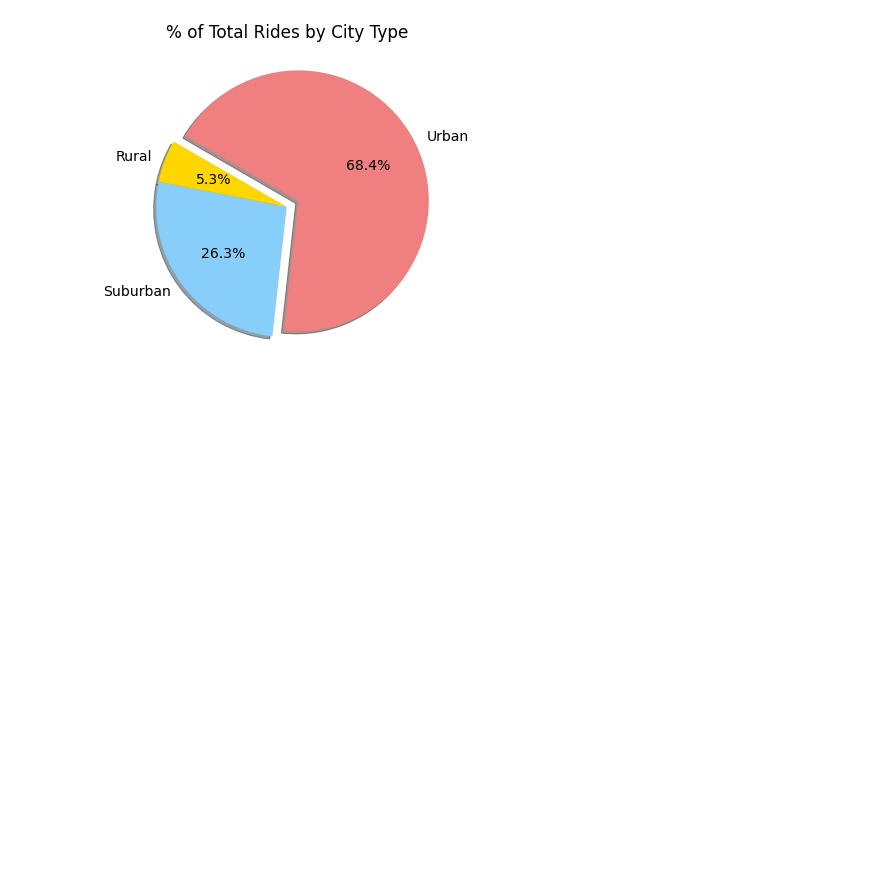
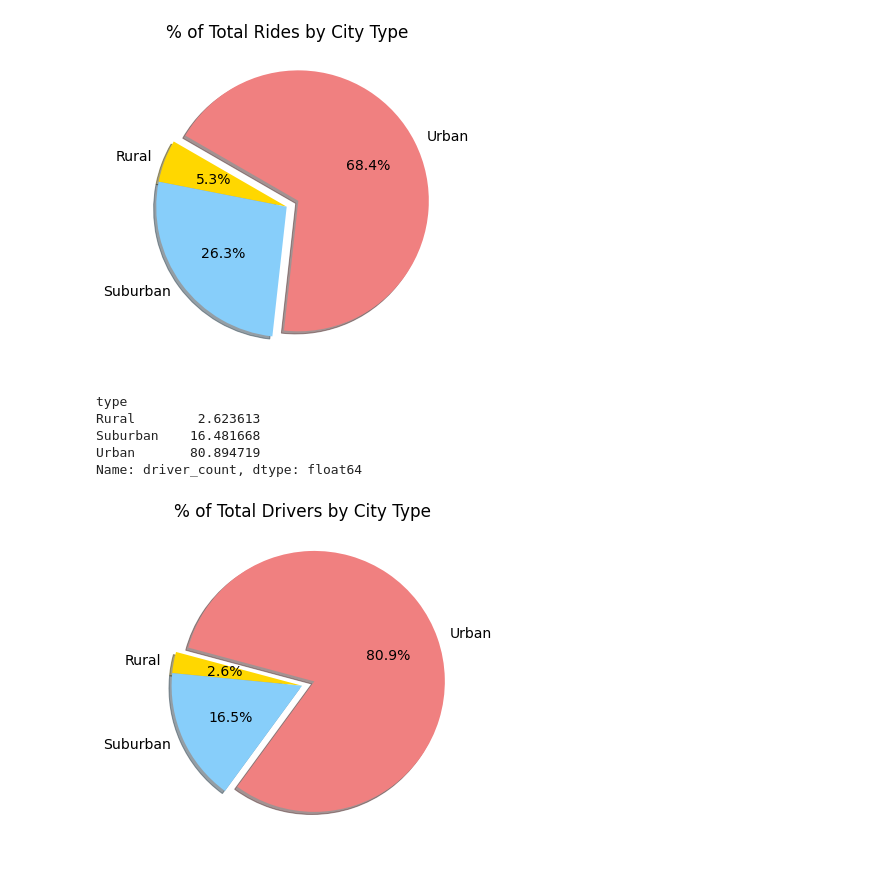
Before and after one commit to jacoblgarrison/PyBer_Analysis, a Jupyter notebook: PyBer.ipynb, the cells around one changed output. Drawn from its saved outputs; the diff is of its cells as text; code cells hidden in the pictures; blank space fills up the shorter version.

Commit message:
Added 5.7.3 Code
Pushed 5.7.3 code for piechart data

```diff
--- a/PyBer.ipynb
+++ b/PyBer.ipynb
@@ -1061,3 +1061,61 @@ plt.savefig("analysis/Fig6.png")
 plt.show()
 # %% [output]
 [figure]
+# %%
+# 5.7.1
+# The final pie chart will be the percentage of the total drivers for each city type,
+# where each pie wedge will be the percentage of total drivers. The final pie chart should look similar to this:
+# To create this pie chart, we need to do the following:
+
+# Get the total number of drivers for each city type.
+# Get the total drivers for all the city types.
+# Calculate the percentage of the total drivers for each city type.
+# We will calculate the driver_percents like we calculated the type_percents and the ride_percents.
+
+# Use the groupby() function on the city_data_df DataFrame and group by the "type" of city column.
+# Apply the sum() function on the "driver_count" column to get the Series
+# with the total number of drivers for each city type.
+# Get the total number of drivers using the sum() function on the "driver_count" column
+# on the city_data_df DataFrame.
+# Divide the Series for the total number of drivers for each city type
+# by the number of total drivers and multiply by 100.
+# Calculate the percentage of drivers for each city type.
+driver_percents = 100 * city_data_df.groupby(["type"]).sum()["driver_count"] /city_data_df["driver_count"].sum()
+driver_percents
+# %% [output]
+type
+Rural        2.623613
+Suburban    16.481668
+Urban       80.894719
+Name: driver_count, dtype: float64
+# %%
+# 5.7.2
+# Using the code block from the previous pie charts,
+# we will create a pie chart for the percentage of drivers by city type,
+# where each wedge represents a city and its percentage of the total drivers.
+
+# Copy the code block that created the percentage total rides for each city pie chart, and do the following:
+
+# Replace ride_percents with driver_percents, which will represent the values for each pie wedge.
+# We'll use the same arrays for labels and colors as before.
+# We will use the same parameters, explode, autopct, and shadow=True, but change the startangle to 165.
+# We'll use the same code to change the font size as before.
+# Change the title to "% of Total Rides by City Type."
+# Save the figure as Fig7.png.
+# Build percentage of rides by city type pie chart.
+plt.subplots(figsize=(10, 6))
+plt.pie(driver_percents,
+    labels=["Rural", "Suburban", "Urban"],
+    colors=["gold", "lightskyblue", "lightcoral"],
+    explode=[0, 0, 0.1],
+    autopct='%1.1f%%',
+    shadow=True, startangle=165)
+plt.title("% of Total Drivers by City Type")
+# Change the default font size from 10 to 14.
+mpl.rcParams['font.size'] = 14
+# Save Figure
+plt.savefig("analysis/Fig7.png")
+# Show Figure
+plt.show()
+# %% [output]
+[figure, added]
```
